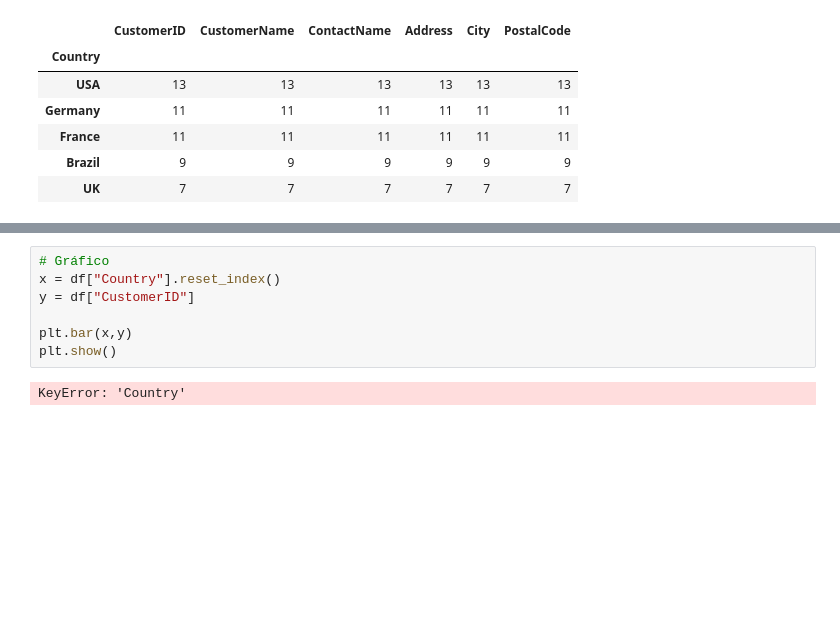
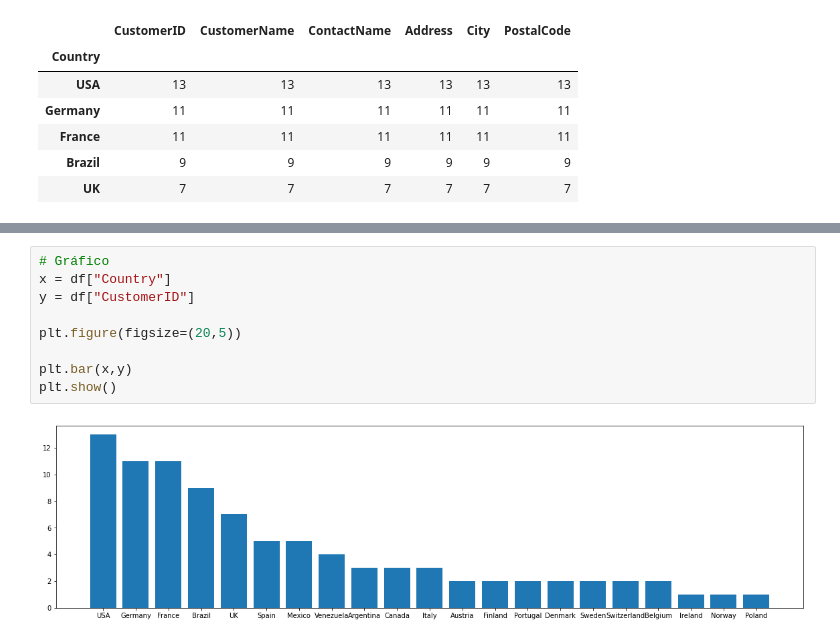
Before and after one commit to Rosivaldojesus/data_analysis, a Jupyter notebook: plantas/main.ipynb, the cells around one changed output, grey strips where cells are left out. Saved outputs shown, nothing was run; the diff lists cells and outputs as text; blank space fills up the shorter version.

```diff
--- a/plantas/main.ipynb
+++ b/plantas/main.ipynb
@@ -90,9 +91,11 @@ df.reset_index()
 # %%
 # Gráfico
-x = df["Country"].reset_index()
+x = df["Country"]
 y = df["CustomerID"]
+
+plt.figure(figsize=(20,5))
 
 plt.bar(x,y)
 plt.show()
 # %% [output]
-KeyError: 'Country'
+[figure, added]
```
Also changed, not shown: parts of 1 cell of this notebook.
